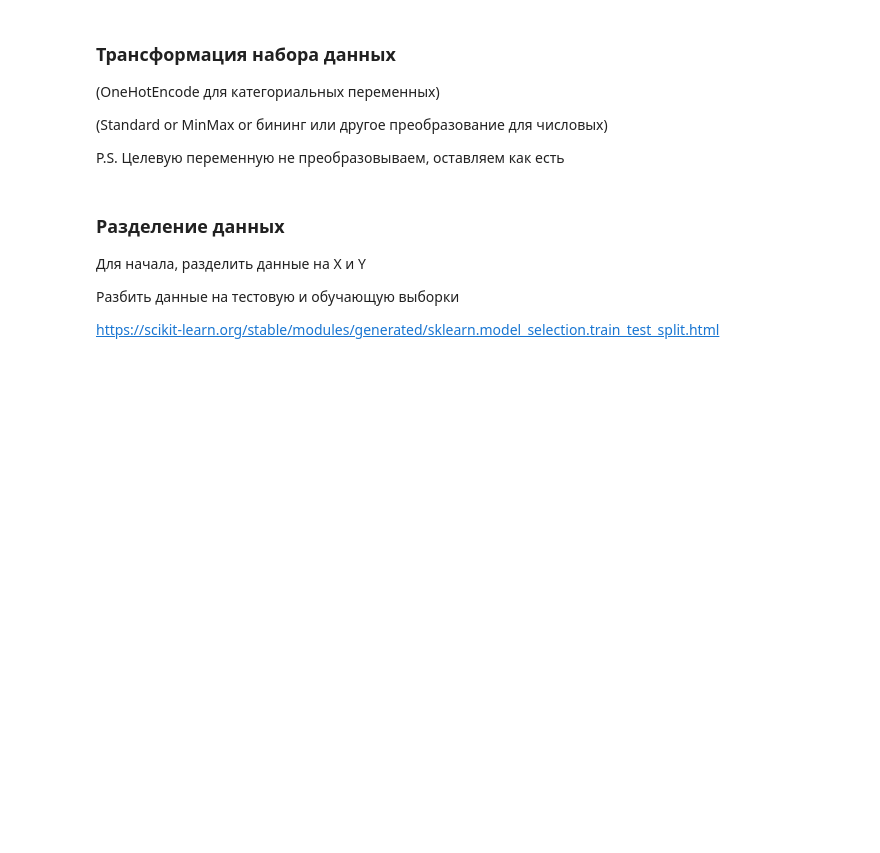
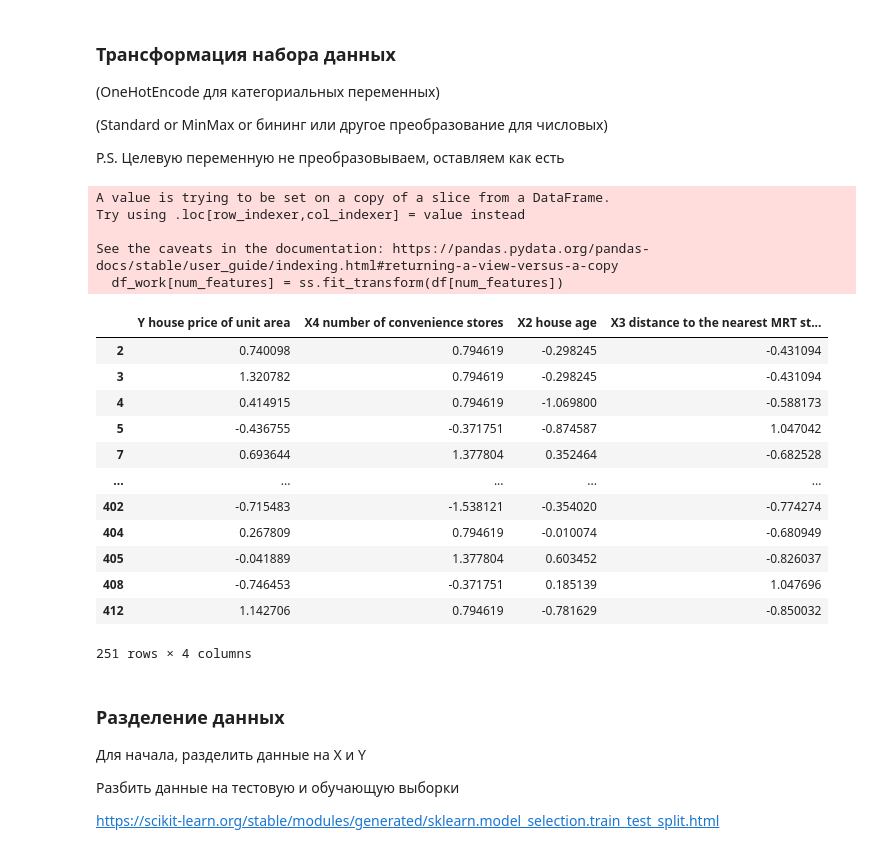
Before and after one commit to TheGodseeker/ML_PR, a Jupyter notebook: Задание_5.ipynb, the cells around one changed output. Cells and saved outputs as stored; diff of their text form; code cells hidden in the pictures; blank space fills up the shorter version.

```diff
--- a/Задание_5.ipynb
+++ b/Задание_5.ipynb
@@ -166,3 +152,32 @@ df_work = df[['price','grade', 'sqft_living', 'sqft_above']]
+# %%
+#копируем необходимые столбцы в отдельный df
+num_features = df.select_dtypes(include=['float64', 'int64']).columns
+
+df_work = df[['Y house price of unit area', "X4 number of convenience stores"]]
+ss = StandardScaler()
+df_work[num_features] = ss.fit_transform(df[num_features])
+
+df_work
+#трансформация
+# %% [output]
+A value is trying to be set on a copy of a slice from a DataFrame.
+Try using .loc[row_indexer,col_indexer] = value instead
+
+See the caveats in the documentation: https://pandas.pydata.org/pandas-docs/stable/user_guide/indexing.html#returning-a-view-versus-a-copy
+  df_work[num_features] = ss.fit_transform(df[num_features])
+|  | Y house price of unit area | X4 number of convenience stores | X2 house age | X3 distance to the nearest MRT st... |
+| 2 | 0.740098 | 0.794619 | -0.298245 | -0.431094 |
+| 3 | 1.320782 | 0.794619 | -0.298245 | -0.431094 |
+| 4 | 0.414915 | 0.794619 | -1.069800 | -0.588173 |
+| 5 | -0.436755 | -0.371751 | -0.874587 | 1.047042 |
+| 7 | 0.693644 | 1.377804 | 0.352464 | -0.682528 |
+| ... | ... | ... | ... | ... |
+| 402 | -0.715483 | -1.538121 | -0.354020 | -0.774274 |
+| 404 | 0.267809 | 0.794619 | -0.010074 | -0.680949 |
+| 405 | -0.041889 | 1.377804 | 0.603452 | -0.826037 |
+| 408 | -0.746453 | -0.371751 | 0.185139 | 1.047696 |
+| 412 | 1.142706 | 0.794619 | -0.781629 | -0.850032 |
+251 rows × 4 columns
 # %% [markdown]
 ### Разделение данных
 
```
Also changed, not shown: parts of 29 cells of this notebook.
